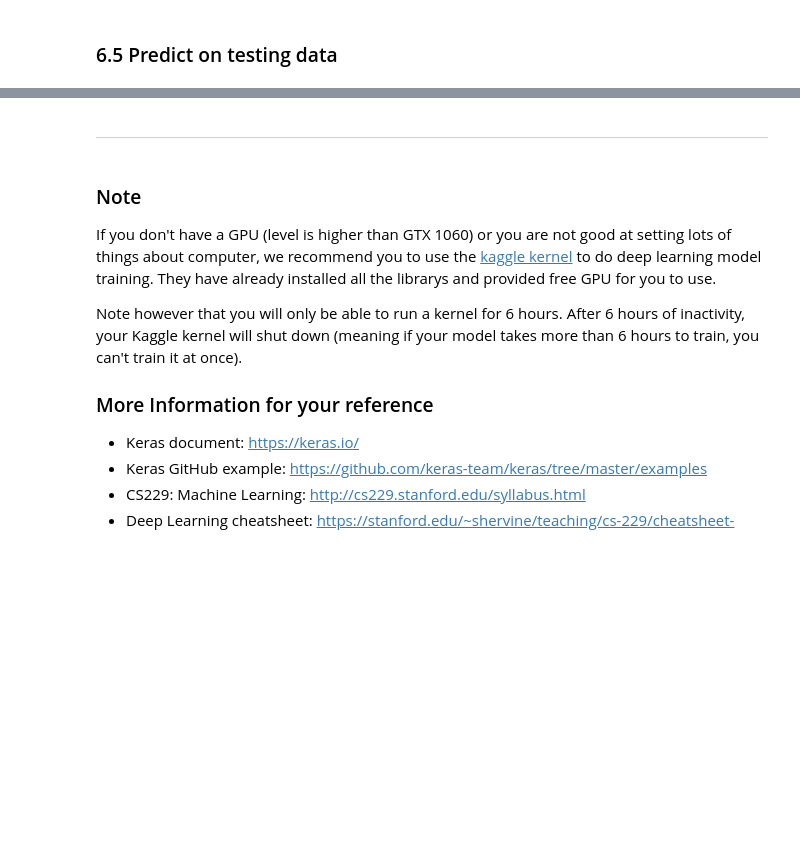
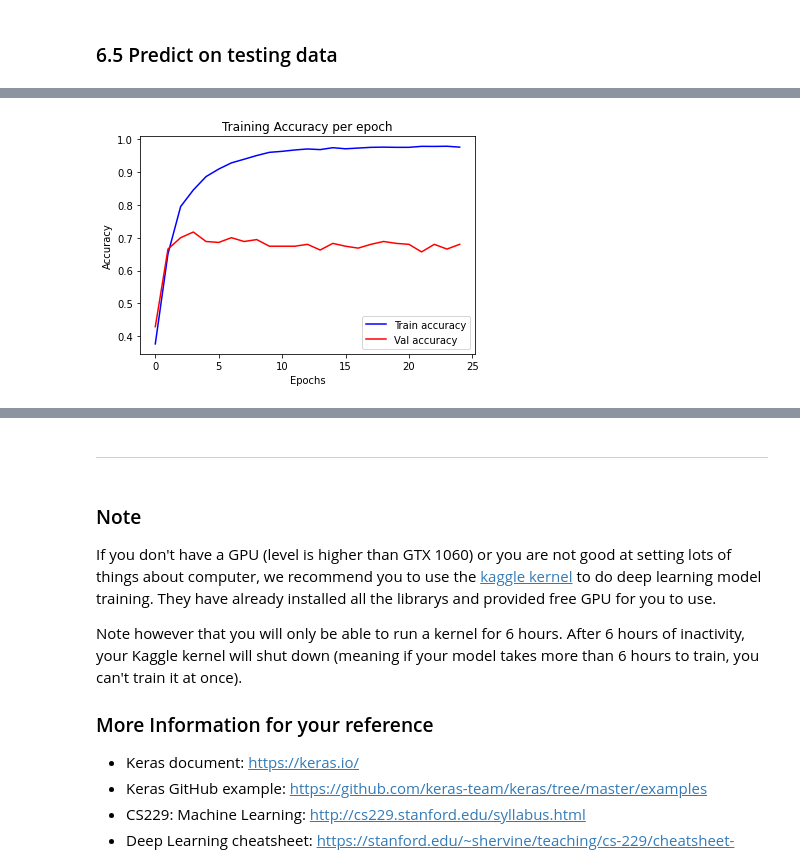
Before and after one commit to shing-li/DM2022-Lab2-Master, a Jupyter notebook: DM2022_Lab2_master.ipynb, the cells around one changed output, grey strips where cells are left out. Saved outputs shown, nothing was run; the diff lists cells and outputs as text; code cells hidden in the pictures; blank space fills up the shorter version.

```diff
--- a/DM2022_Lab2_master.ipynb
+++ b/DM2022_Lab2_master.ipynb
@@ -889,3 +905,14 @@ Plot the Training and Validation Accuracy and Loss (different plots), just like
 </tr></table>
 # %%
 # Answer here
+%matplotlib inline
+import matplotlib.pyplot as plt
+plt.plot(training_log['epoch'], training_log['accuracy'], 'b')
+plt.plot(training_log['epoch'], training_log['val_accuracy'], 'r')
+plt.xlabel('Epochs')
+plt.ylabel('Accuracy')
+plt.title('Training Accuracy per epoch')
+plt.legend(['Train accuracy', 'Val accuracy'])
+plt.show()
+# %% [output]
+[figure, added]
```
Also changed, not shown: parts of 29 cells of this notebook.
